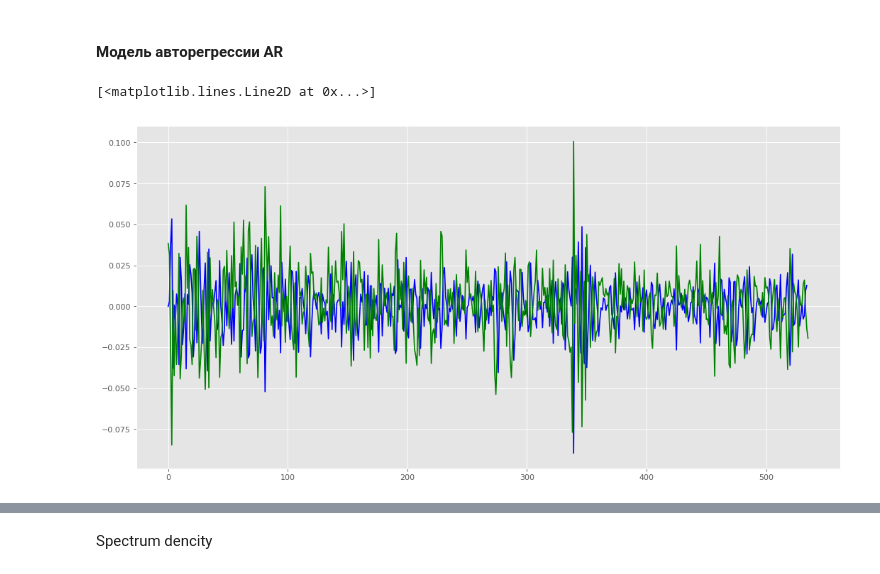
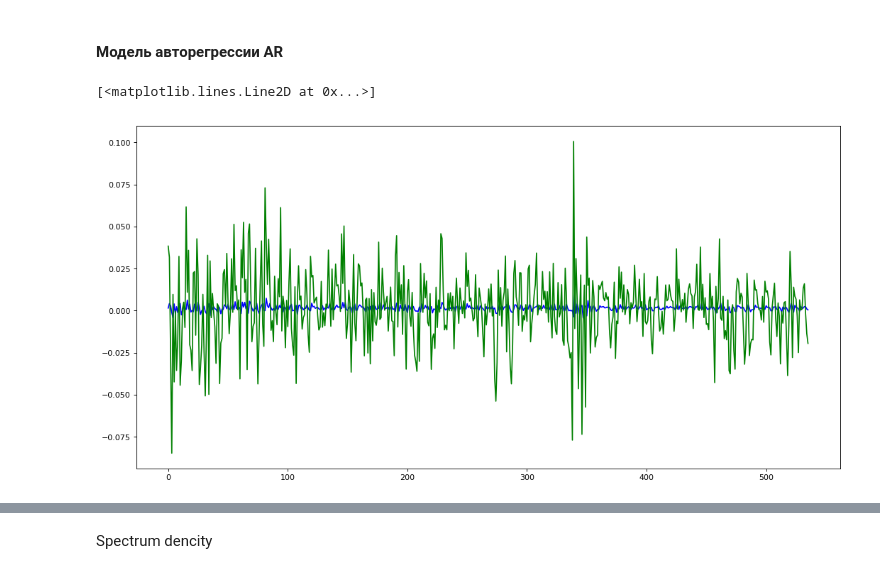
Before and after one commit to et4/stat, a Jupyter notebook: PT 4/main.ipynb, the cells around one changed output, grey strips where cells are left out. Drawn from its saved outputs; the diff is of its cells as text; code cells hidden in the pictures.

```diff
--- a/PT 4/main.ipynb
+++ b/PT 4/main.ipynb
@@ -65,7 +67,6 @@ plt.grid(True)
 # %%
 import statsmodels.api as sm
 from statsmodels.graphics.api import qqplot
-plt.style.use('ggplot')
 # %%
 ts = data[feature_name]
 # %%
@@ -122,11 +125,11 @@ dtype: float64
 # %%
 from statsmodels.tsa.arima_model import ARIMA
 # %%
-model = ARIMA(np.array(ts), order=(2,1,0))
+model = ARIMA(np.array(ts), order=(2,0,0))
 results_AR = model.fit(disp=-1)
 plt.figure(num=None, figsize=(16, 8), dpi=80, facecolor='w', edgecolor='k')
 plt.plot(results_AR.fittedvalues, color='blue')
 plt.plot(ts, color='green')
 # %% [output]
 [<matplotlib.lines.Line2D at 0x...>]
-[figure, old version]
+[figure, new version]
```
Also changed, not shown: parts of 70 cells of this notebook.
